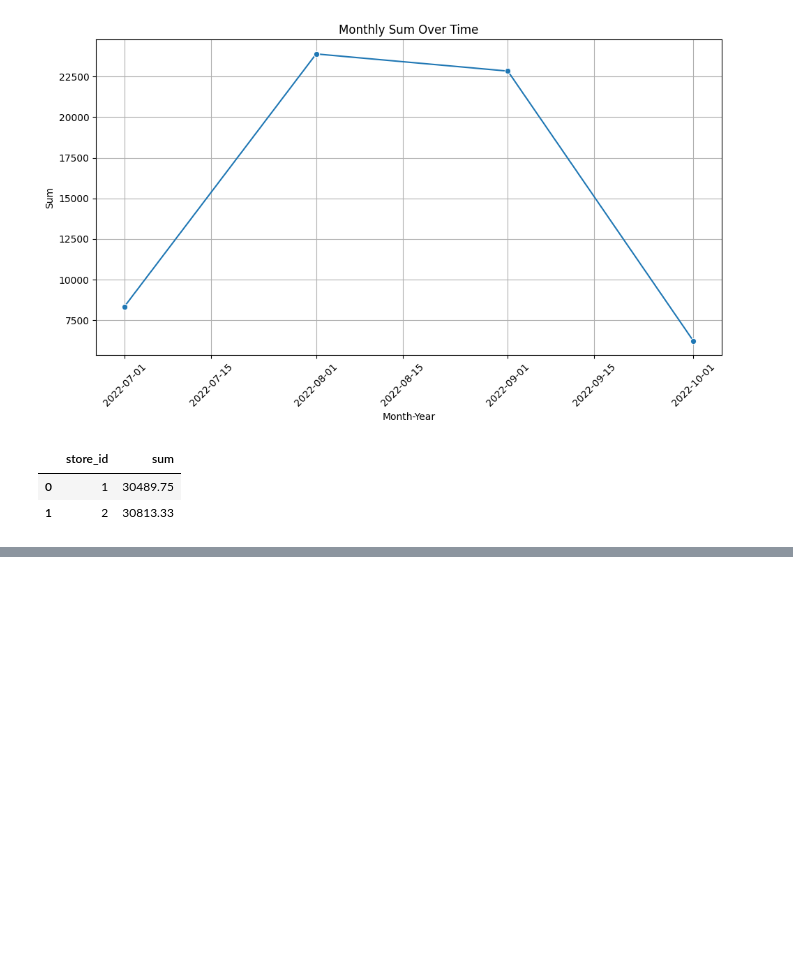
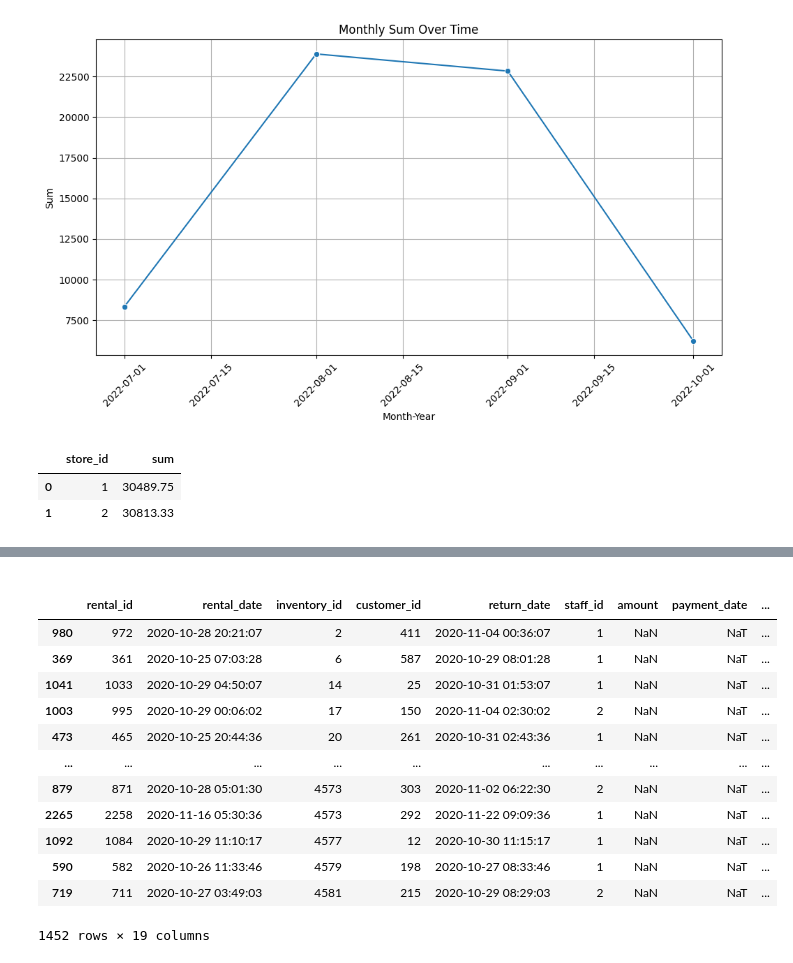
Before and after one commit to dor-lamberski/SAKILA1, a Jupyter notebook: sakila_drill.ipynb, the cells around one changed output, grey strips where cells are left out. Saved outputs shown, nothing was run; the diff lists cells and outputs as text; code cells hidden in the pictures; blank space fills up the shorter version.

```diff
--- a/sakila_drill.ipynb
+++ b/sakila_drill.ipynb
@@ -128,7 +128,8 @@ address_df.head()
 | 4 | 5 | 1913 Hanoi Way |  | Nagasaki | 463 | 35200 | 28303384290 | 2022-10-12 14:29:52.774447 |
 # %%
 fact_rental1 = pd.merge(rental_df,payment_df[['rental_id','amount','payment_date']],on='rental_id', how='left')
-fact_rental = pd.merge(fact_rental1,store_df[['staff_id','store_id',]],on='staff_id', how='left')
+fact_rental2= pd.merge(fact_rental1,inventory_df[['inventory_id','film_id']],on='inventory_id', how='left')
+fact_rental = pd.merge(fact_rental2,store_df[['staff_id','store_id',]],on='staff_id', how='left')
 # %%
 fact_rental.drop(columns=['last_update'], inplace=True)
 # %%
@@ -355,0 +265,2 @@ hello
+# %% [markdown]
+<!-- . Are there any movies that are not in the inventory? If so, how many? -->
@@ -355,0 +278,17 @@ hello
+# %%
+customer_dont_return=fact_rental[fact_rental['amount'].isna()]
+customer_dont_return
+# %% [output]
+|  | rental_id | rental_date | inventory_id | customer_id | return_date | staff_id | amount | payment_date | ... |
+| 980 | 972 | 2020-10-28 20:21:07 | 2 | 411 | 2020-11-04 00:36:07 | 1 | NaN | NaT | ... |
+| 369 | 361 | 2020-10-25 07:03:28 | 6 | 587 | 2020-10-29 08:01:28 | 1 | NaN | NaT | ... |
+| 1041 | 1033 | 2020-10-29 04:50:07 | 14 | 25 | 2020-10-31 01:53:07 | 1 | NaN | NaT | ... |
+| 1003 | 995 | 2020-10-29 00:06:02 | 17 | 150 | 2020-11-04 02:30:02 | 2 | NaN | NaT | ... |
+| 473 | 465 | 2020-10-25 20:44:36 | 20 | 261 | 2020-10-31 02:43:36 | 1 | NaN | NaT | ... |
+| ... | ... | ... | ... | ... | ... | ... | ... | ... | ... |
+| 879 | 871 | 2020-10-28 05:01:30 | 4573 | 303 | 2020-11-02 06:22:30 | 2 | NaN | NaT | ... |
+| 2265 | 2258 | 2020-11-16 05:30:36 | 4573 | 292 | 2020-11-22 09:09:36 | 1 | NaN | NaT | ... |
+| 1092 | 1084 | 2020-10-29 11:10:17 | 4577 | 12 | 2020-10-30 11:15:17 | 1 | NaN | NaT | ... |
+| 590 | 582 | 2020-10-26 11:33:46 | 4579 | 198 | 2020-10-27 08:33:46 | 1 | NaN | NaT | ... |
+| 719 | 711 | 2020-10-27 03:49:03 | 4581 | 215 | 2020-10-29 08:29:03 | 2 | NaN | NaT | ... |
+1452 rows × 19 columns
```
Also changed, not shown: parts of 25 cells of this notebook.
